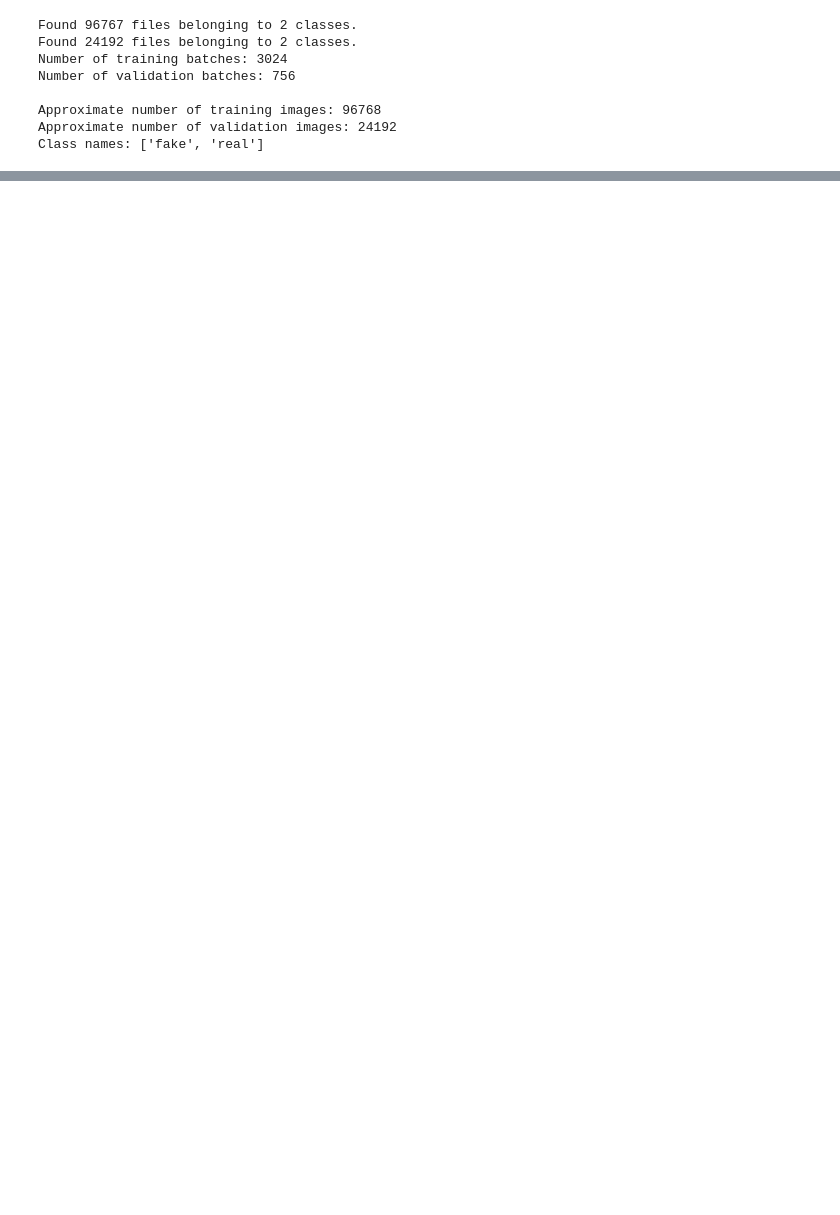
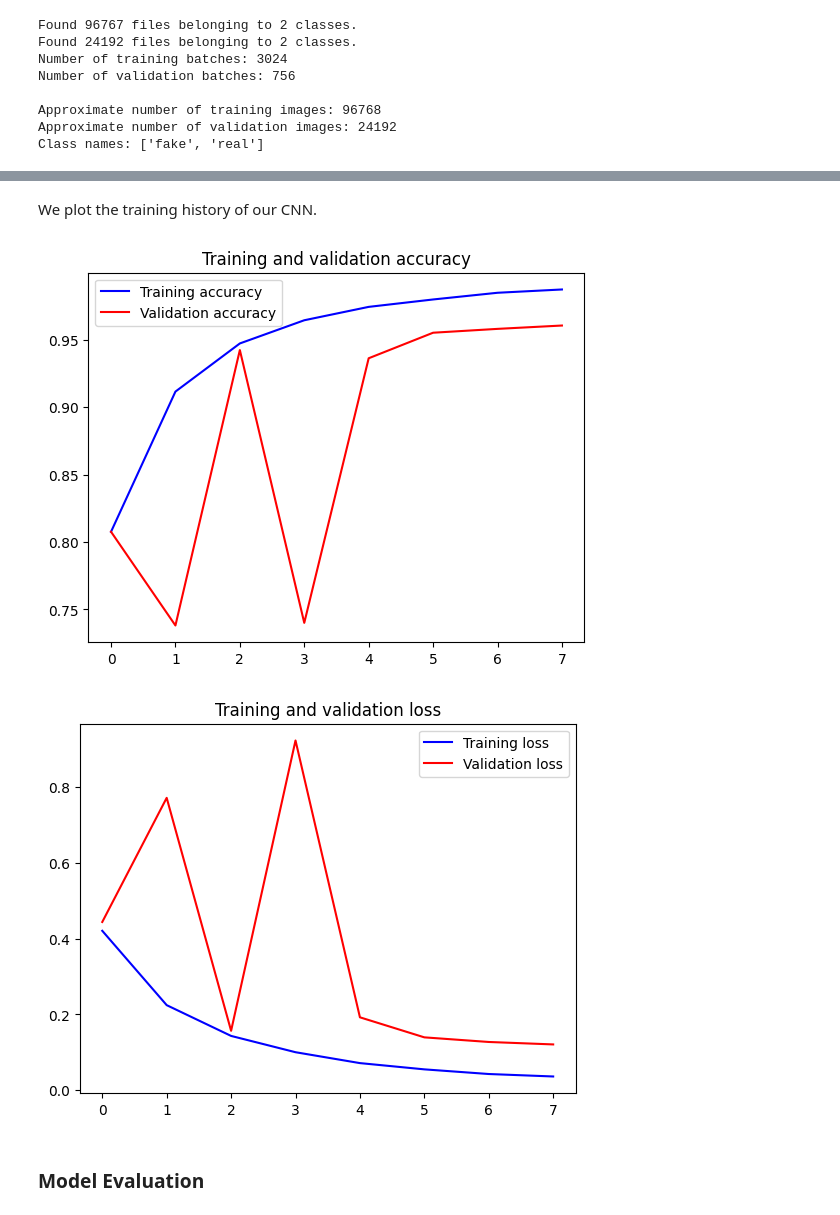
Before and after one commit to EliotAtlani/ai-image-detector, a Jupyter notebook: model/faces_model.ipynb, the cells around one changed output, grey strips where cells are left out. Drawn from its saved outputs; the diff is of its cells as text; code cells hidden in the pictures; blank space fills up the shorter version.

```diff
--- a/model/faces_model.ipynb
+++ b/model/faces_model.ipynb
@@ -211,15 +186,0 @@ Model: "sequential_2"
-# %%
-epochs = 5
-
-early_stopping = tf.keras.callbacks.EarlyStopping(
-    monitor='val_loss',
-    patience=3,
-    restore_best_weights=True
-)
-
-history = model.fit(
-    train_dataset,
-    validation_data=test_dataset,
-    epochs=epochs,
-    callbacks=[early_stopping]
-)
@@ -237,3 +186,0 @@ Epoch 5/5
-# %%
-loss, accuracy = model.evaluate(test_dataset)
-print(f"Test Loss: {loss:.4f}, Test Accuracy: {accuracy:.4f}")
@@ -251,0 +216,8 @@ WARNING:absl:You are saving your model as an HDF5 file via `model.save()` or `ke
+# %%
+model2.compile(
+    optimizer=optimizers.Adam(learning_rate=1e-4),
+    loss='binary_crossentropy',
+    metrics=['accuracy']
+)
+
+model2.summary()
@@ -251,0 +248,15 @@ WARNING:absl:You are saving your model as an HDF5 file via `model.save()` or `ke
+# %%
+epochs = 8
+
+early_stopping = tf.keras.callbacks.EarlyStopping(
+    monitor='val_loss',
+    patience=3,
+    restore_best_weights=True
+)
+
+history2 = model2.fit(
+    train_dataset,
+    validation_data=test_dataset,
+    epochs=epochs,
+    callbacks=[early_stopping]
+)
@@ -251,0 +280,2 @@ WARNING:absl:You are saving your model as an HDF5 file via `model.save()` or `ke
+# %% [markdown]
+We plot the training history of our CNN.
@@ -251,0 +304,7 @@ WARNING:absl:You are saving your model as an HDF5 file via `model.save()` or `ke
+# %%
+plot_history(history2)
+# %% [output]
+[figure, added]
+[figure, added]
+# %% [markdown]
+### Model Evaluation
```
Also changed, not shown: parts of 26 cells of this notebook.
